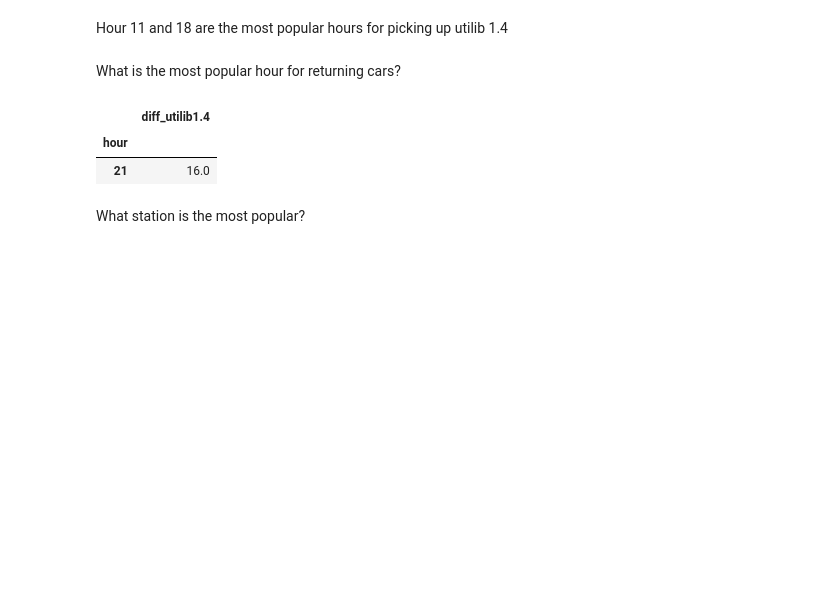
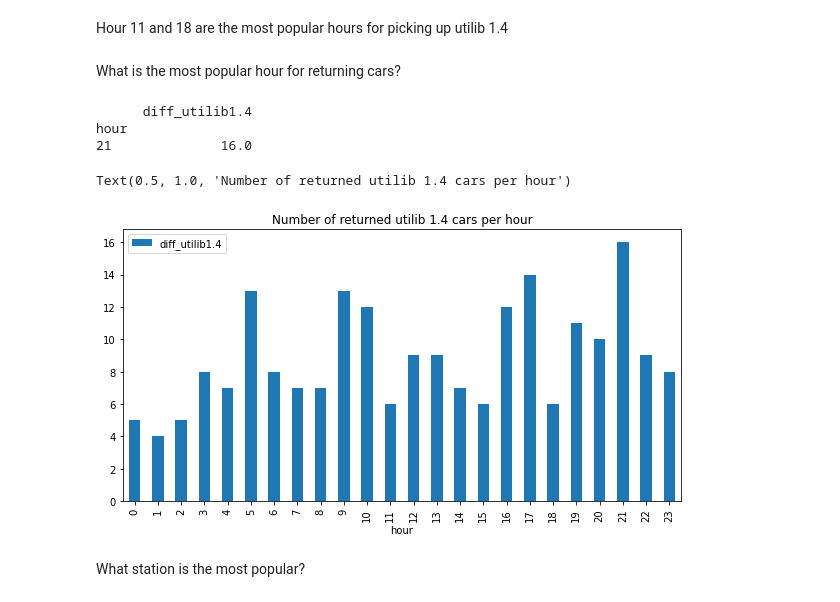
Before and after one commit to WilkisterMbaka/Electric-car-usage-in-Paris-Data-Analysis, a Jupyter notebook: Moringa_Data_Science_Prep_W4_Independent_Project_2022_04_Wilkister_Mbaka_Python.ipynb, the cells around one changed output. Drawn from its saved outputs; the diff is of its cells as text; code cells hidden in the pictures; blank space fills up the shorter version.

```diff
--- a/Moringa_Data_Science_Prep_W4_Independent_Project_2022_04_Wilkister_Mbaka_Python.ipynb
+++ b/Moringa_Data_Science_Prep_W4_Independent_Project_2022_04_Wilkister_Mbaka_Python.ipynb
@@ -602,15 +612,19 @@ What is the most popular hour for returning cars?
 # %%
 # Filter out the positive number from the diff_utilib1.4 column (to be able to sum up dropped up cars)
 df_paris_cars_drop = df_paris[df_paris['diff_utilib1.4'] > 0]
 df_paris_cars_drop
 
 # Groupby hour and sum up cars taken in that hour then get the most popular hour for dropping up cars
 
-df_paris_cars_drop[['hour','diff_utilib1.4']].groupby('hour').sum().nlargest(1,'diff_utilib1.4')
+print(df_paris_cars_drop[['hour','diff_utilib1.4']].groupby('hour').sum().nlargest(1,'diff_utilib1.4'))
+df_paris_cars_drop[['hour','diff_utilib1.4']].groupby('hour').sum().plot.bar(figsize = (10, 5))
+plt.title('Number of returned utilib 1.4 cars per hour')
 # %% [output]
-|  | diff_utilib1.4 |
-| hour |  |
-| 21 | 16.0 |
+      diff_utilib1.4
+hour
+21              16.0
+Text(0.5, 1.0, 'Number of returned utilib 1.4 cars per hour')
+[figure, added]
 # %% [markdown]
 What station is the most popular?
 # %%
```
Also changed, not shown: parts of 6 cells of this notebook.
